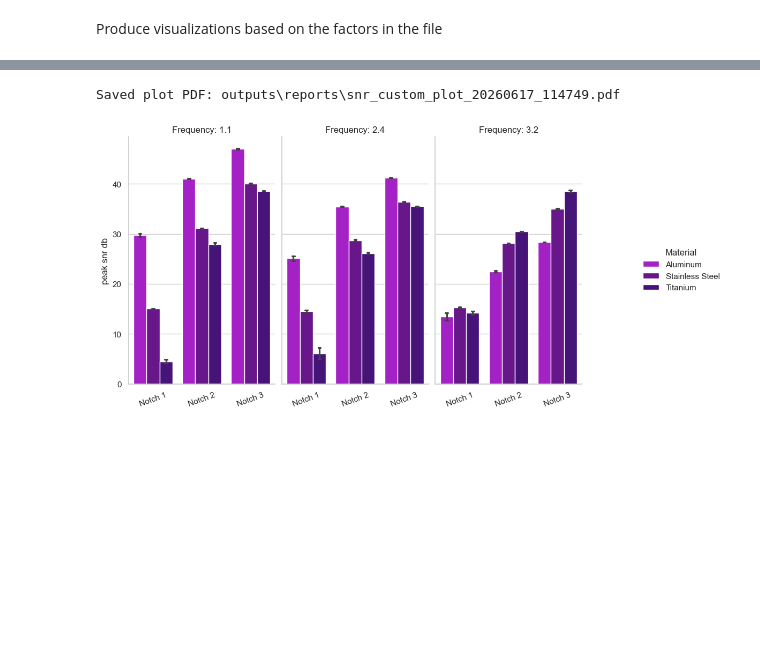
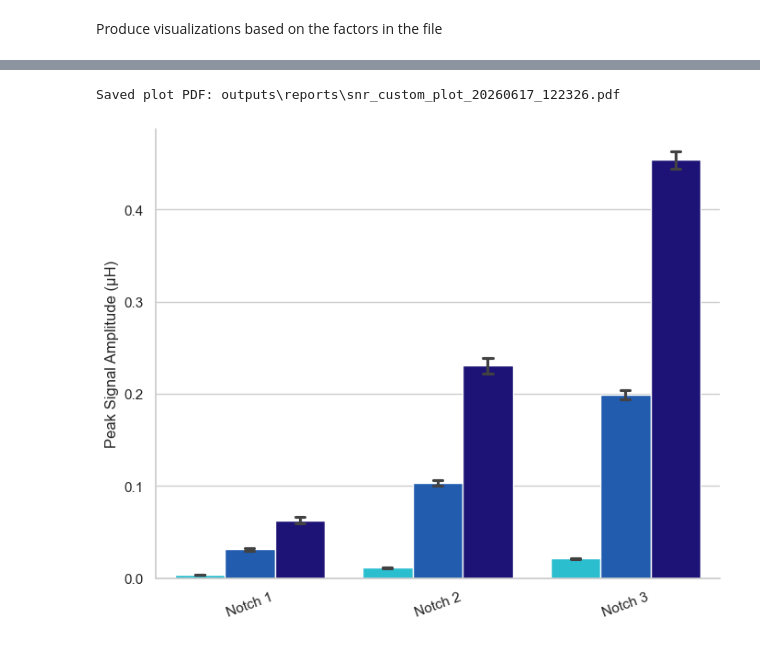
Before and after one commit to Animal-Inspired-Motion-And-Robotics-Lab/ldcscanner, a Jupyter notebook: SNR_Interactive_Analysis.ipynb, the cells around one changed output, grey strips where cells are left out. Cells and saved outputs as stored; diff of their text form; code cells hidden in the pictures; blank space fills up the shorter version.

Commit message:
Added some plotting tools/overrides

```diff
--- a/SNR_Interactive_Analysis.ipynb
+++ b/SNR_Interactive_Analysis.ipynb
@@ -193,11 +193,12 @@ def notch_label(text):
 # Choose what to plot here.
 # GROUP_BY = x-axis, CLUSTER_BY = legend/hue, FACET_BY = column facets.
 GROUP_BY = "Crack"      # Examples: "Material", "Frequency", "Inductor", "Crack"
-CLUSTER_BY = "Material"     # Set to None to disable clustering.
-FACET_BY = "Frequency"   # Set to None to disable faceting.
+CLUSTER_BY = "Inductor"     # Set to None to disable clustering.
+FACET_BY = None   # Set to None to disable faceting.
 SHOW_PLOT_TITLE = False   # Set to False to hide the plot title.
 MANUAL_PLOT_TITLE = None  # Set a custom title string to override auto-generated plot title.
-VALUE_COL = "peak_snr_db"
+VALUE_COL = "peak_signal_amplitude"
+Y_AXIS_LABEL_OVERRIDE = "Peak Signal Amplitude (μH)"  # Optional: set custom y-axis label text, or set to False
 PLOT_KIND = "bar"        # bar, box, violin, strip, swarm
 ESTIMATOR = "mean"       # Used for bar-like plots.
 ERRORBAR = "sd"          # Used for bar-like plots.
@@ -207,6 +208,7 @@ SAVE_PDF = True
 PDF_WIDTH_IN = 10       # Example: 10.0 for fixed PDF width in inches.
 PDF_HEIGHT_IN = 6      # Example: 6.0 for fixed PDF height in inches.
 LEGEND_OUTSIDE = False   # Set to True to place legend outside the facet grid.
+SUPPRESS_LEGEND = True  # Set to True to hide the legend.
 LEGEND_ANCHOR_X = 1.0   # Horizontal anchor for outside legend.
 LEGEND_ANCHOR_Y = 0.5   # Vertical anchor for outside legend.
 LEGEND_FIG_RIGHT = 0.9  # Right subplot boundary; larger value means less extra right padding.
@@ -380,7 +382,13 @@ plot_palette = palette_for(CLUSTER_BY, cluster_order)
 group_label = notch_label(GROUP_BY)
 cluster_label = notch_label(CLUSTER_BY) if CLUSTER_BY is not None else None
 facet_label = notch_label(FACET_BY) if FACET_BY is not None else None
-title_parts = [VALUE_COL.replace("_", " ").title(), f"by {group_label}"]
+if Y_AXIS_LABEL_OVERRIDE not in (None, False) and str(Y_AXIS_LABEL_OVERRIDE).strip():
+    y_axis_label = str(Y_AXIS_LABEL_OVERRIDE).strip()
+elif VALUE_COL == "peak_signal_amplitude":
+    y_axis_label = "Peak Signal Amplitude (uH)"
+else:
+    y_axis_label = VALUE_COL.replace("_", " ").title()
+title_parts = [y_axis_label, f"by {group_label}"]
 if cluster_label is not None:
     title_parts.append(f"clustered by {cluster_label}")
 if facet_label is not None:
@@ -414,7 +422,7 @@ if FACET_BY is not None:
     plot_kwargs["col_order"] = facet_order
 
 g = sns.catplot(**plot_kwargs)
-g.set_axis_labels("", VALUE_COL.replace("_", " "))
+g.set_axis_labels("", y_axis_label)
 if FACET_BY is not None:
     g.set_titles(f"{facet_label}: {{col_name}}")
 if SHOW_PLOT_TITLE:
@@ -422,7 +430,10 @@ if SHOW_PLOT_TITLE:
 for ax in g.axes.flat:
     ax.tick_params(axis="x", rotation=ROTATE_X_LABELS)
 
-if CLUSTER_BY is not None and LEGEND_OUTSIDE:
+if SUPPRESS_LEGEND:
+    if g._legend is not None:
+        g._legend.remove()
+elif CLUSTER_BY is not None and LEGEND_OUTSIDE:
     sns.move_legend(
         g,
         "center left",
@@ -464,2 +468,2 @@ plt.show()
-Saved plot PDF: outputs\reports\snr_custom_plot_20260617_114749.pdf
+Saved plot PDF: outputs\reports\snr_custom_plot_20260617_122326.pdf
-[figure, old version]
+[figure, new version]
```
Also changed, not shown: parts of 2 cells of this notebook, 5 other files.
